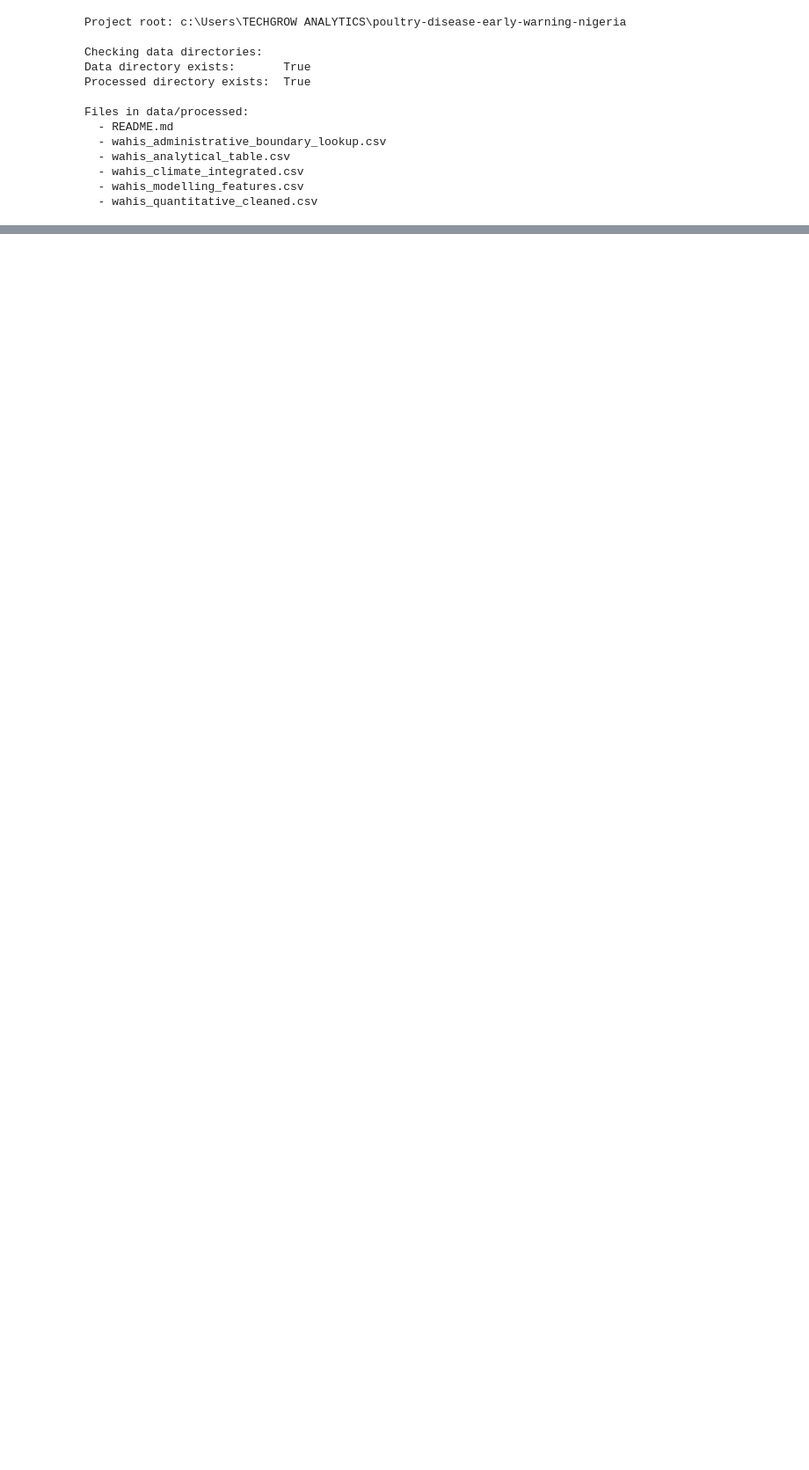
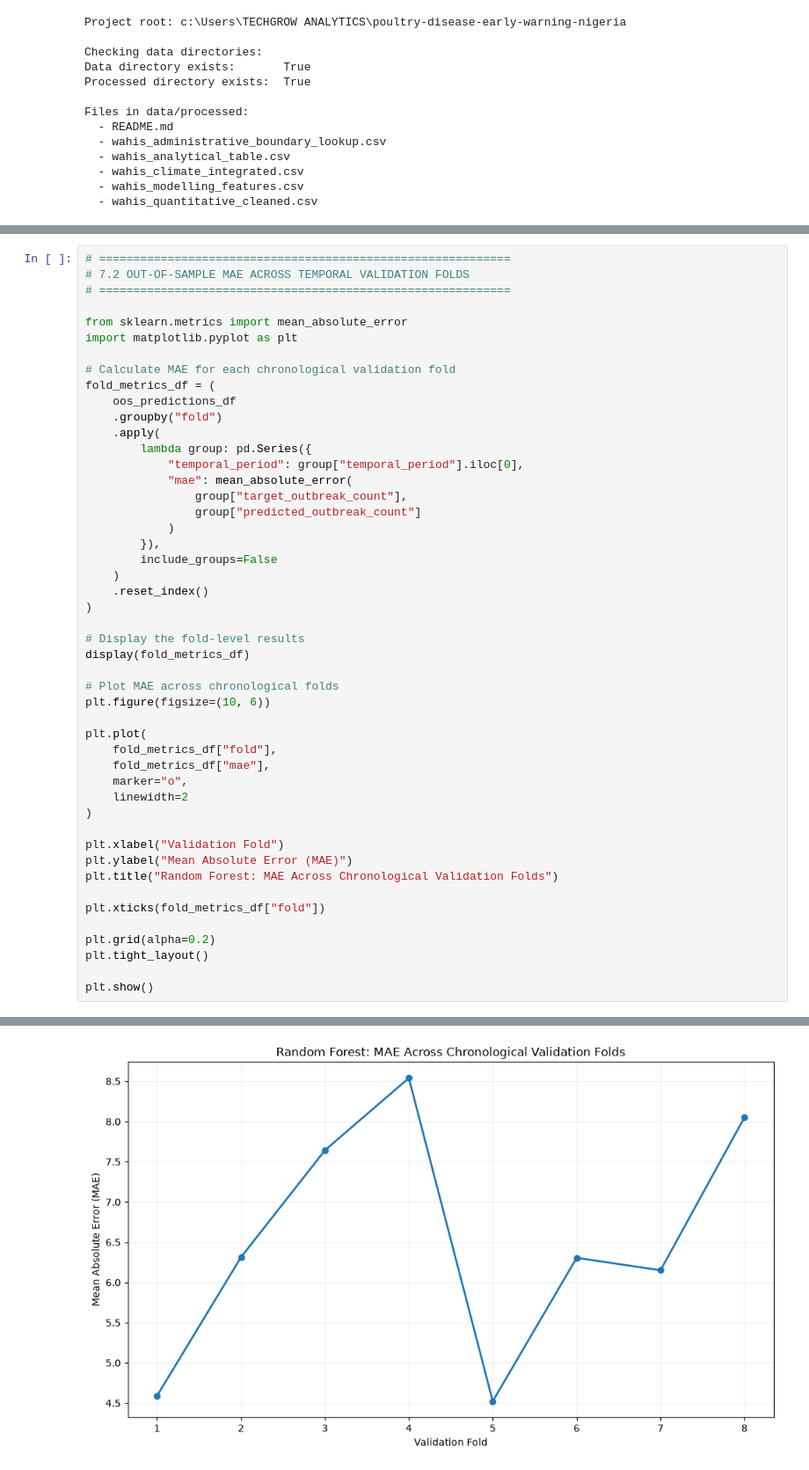
Before and after one commit to zulyadainimuhammad/poultry-disease-early-warning-nigeria, a Jupyter notebook: notebooks/09_Model_Evaluation.ipynb, the cells around one changed output, grey strips where cells are left out. Shown at 88% size. Cells and saved outputs as stored; diff of their text form; blank space fills up the shorter version.

```diff
--- a/notebooks/09_Model_Evaluation.ipynb
+++ b/notebooks/09_Model_Evaluation.ipynb
@@ -213,0 +2731,49 @@ Files in data/processed:
+# %%
+# ============================================================
+# 7.2 OUT-OF-SAMPLE MAE ACROSS TEMPORAL VALIDATION FOLDS
+# ============================================================
+
+from sklearn.metrics import mean_absolute_error
+import matplotlib.pyplot as plt
+
+# Calculate MAE for each chronological validation fold
+fold_metrics_df = (
+    oos_predictions_df
+    .groupby("fold")
+    .apply(
+        lambda group: pd.Series({
+            "temporal_period": group["temporal_period"].iloc[0],
+            "mae": mean_absolute_error(
+                group["target_outbreak_count"],
+                group["predicted_outbreak_count"]
+            )
+        }),
+        include_groups=False
+    )
+    .reset_index()
+)
+
+# Display the fold-level results
+display(fold_metrics_df)
+
+# Plot MAE across chronological folds
+plt.figure(figsize=(10, 6))
+
+plt.plot(
+    fold_metrics_df["fold"],
+    fold_metrics_df["mae"],
+    marker="o",
+    linewidth=2
+)
+
+plt.xlabel("Validation Fold")
+plt.ylabel("Mean Absolute Error (MAE)")
+plt.title("Random Forest: MAE Across Chronological Validation Folds")
+
+plt.xticks(fold_metrics_df["fold"])
+
+plt.grid(alpha=0.2)
+plt.tight_layout()
+
+plt.show()
+# %% [output]
@@ -213,0 +2789 @@ Files in data/processed:
+[figure, added]
```
Also changed, not shown: parts of 58 cells of this notebook, 12 other files.
